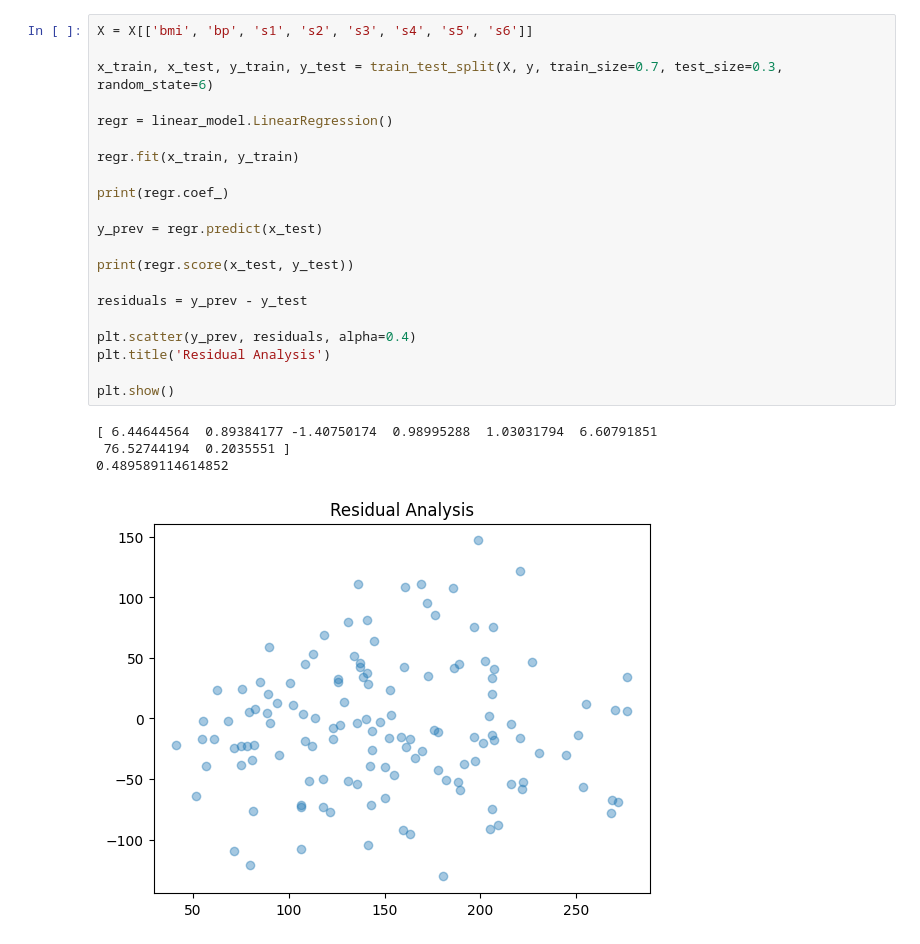
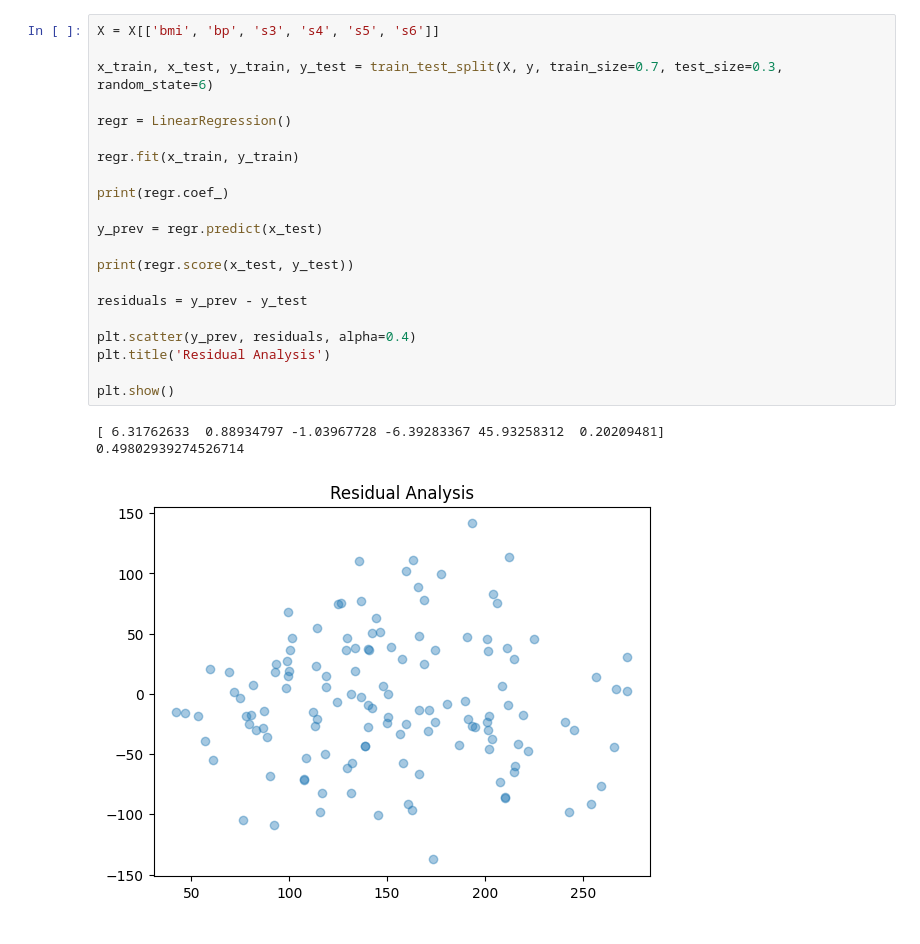
Before and after one commit to Dave02233/CodeAcademy, a Jupyter notebook: 115 - Machine Learning - Multiple Linear Regression/keggle_diabetes.ipynb, the cells around one changed output. Saved outputs shown, nothing was run; the diff lists cells and outputs as text.

```diff
--- a/115 - Machine Learning - Multiple Linear Regression/keggle_diabetes.ipynb
+++ b/115 - Machine Learning - Multiple Linear Regression/keggle_diabetes.ipynb
@@ -34,26 +63,25 @@ None
 # %%
-X = X[['bmi', 'bp', 's1', 's2', 's3', 's4', 's5', 's6']]
+X = X[['bmi', 'bp', 's3', 's4', 's5', 's6']]
 
 x_train, x_test, y_train, y_test = train_test_split(X, y, train_size=0.7, test_size=0.3, random_state=6)
 
-regr = linear_model.LinearRegression()
+regr = LinearRegression()
 
 regr.fit(x_train, y_train)
 
 print(regr.coef_)
 
 y_prev = regr.predict(x_test)
 
 print(regr.score(x_test, y_test))
 
 residuals = y_prev - y_test
 
 plt.scatter(y_prev, residuals, alpha=0.4)
 plt.title('Residual Analysis')
 
 plt.show()
 # %% [output]
-[ 6.44644564  0.89384177 -1.40750174  0.98995288  1.03031794  6.60791851
- 76.52744194  0.2035551 ]
-0.489589114614852
+[ 6.31762633  0.88934797 -1.03967728 -6.39283367 45.93258312  0.20209481]
+0.49802939274526714
-[figure, old version]
+[figure, new version]
```
Also changed, not shown: parts of 2 cells of this notebook, 4 other files.
